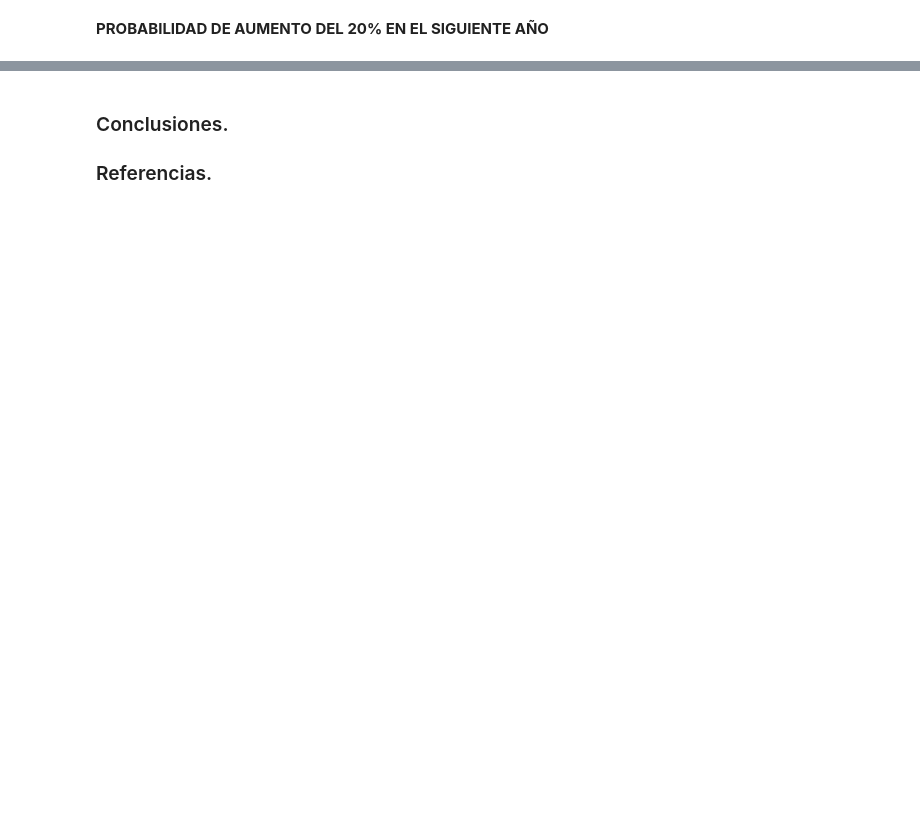
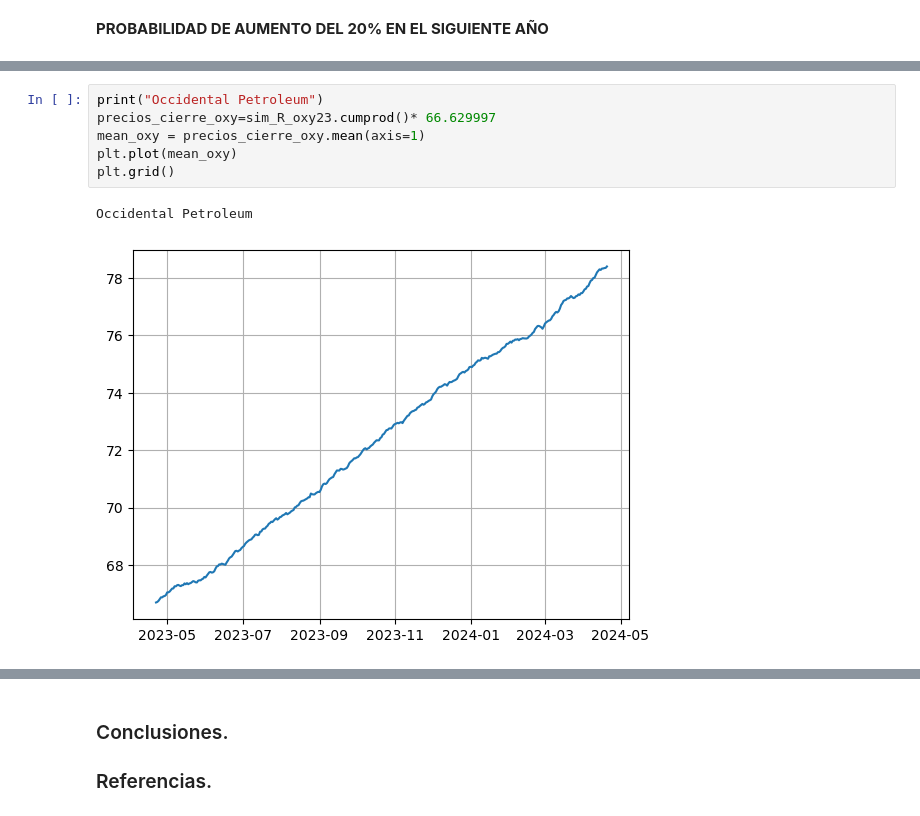
Before and after one commit to NancyWoolrich/Proyecto2-Simulacion, a Jupyter notebook: ProyectoModulo2_RodriguezL_ValenzuelaM_WoolrichN (1).ipynb, the cells around one changed output, grey strips where cells are left out. Drawn from its saved outputs; the diff is of its cells as text; blank space fills up the shorter version.

```diff
--- a/ProyectoModulo2_RodriguezL_ValenzuelaM_WoolrichN (1).ipynb
+++ b/ProyectoModulo2_RodriguezL_ValenzuelaM_WoolrichN (1).ipynb
@@ -498,0 +437,9 @@ Ertex Pharmaceutics
+# %%
+print("Occidental Petroleum")
+precios_cierre_oxy=sim_R_oxy23.cumprod()* 66.629997
+mean_oxy = precios_cierre_oxy.mean(axis=1)
+plt.plot(mean_oxy)
+plt.grid()
+# %% [output]
+Occidental Petroleum
+[figure, added]
```
Also changed, not shown: parts of 49 cells of this notebook.
